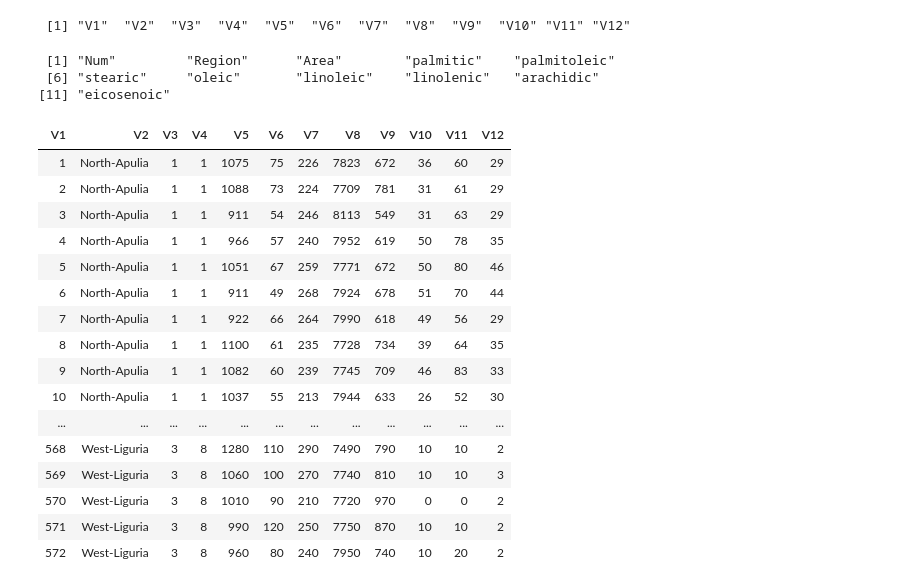
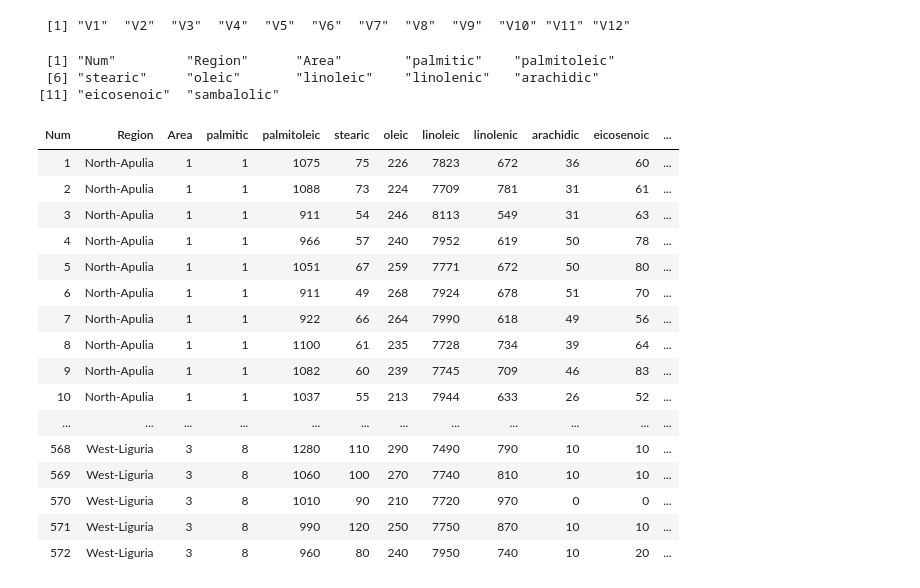
Before and after one commit to mldwr/dsbook_exercises, a Jupyter notebook: ex_38_data_import.ipynb, the cells around one changed output. Saved outputs shown, nothing was run; the diff lists cells and outputs as text; code cells hidden in the pictures.

```diff
--- a/ex_38_data_import.ipynb
+++ b/ex_38_data_import.ipynb
@@ -166,29 +166,33 @@ names(olive_dat)
 olive_header <- readLines(olive,1) %>% str_split(',') %>% .[[1]]
 # %%
 olive_header[1] = 'Num'
+# %%
+olive_header[length(olive_header)+1] = 'sambalolic'
 # %%
 olive_header
 # %% [output]
  [1] "Num"         "Region"      "Area"        "palmitic"    "palmitoleic"
  [6] "stearic"     "oleic"       "linoleic"    "linolenic"   "arachidic"
-[11] "eicosenoic"
+[11] "eicosenoic"  "sambalolic"
+# %%
+olive_dat <- setNames(olive_dat,olive_header)
 # %%
-olive_dat %>% filter(V1!='NA')
+olive_dat %>% filter(Num!='NA')
 # %% [output]
-| V1 | V2 | V3 | V4 | V5 | V6 | V7 | V8 | V9 | V10 | V11 | V12 |
-| 1 | North-Apulia | 1 | 1 | 1075 | 75 | 226 | 7823 | 672 | 36 | 60 | 29 |
-| 2 | North-Apulia | 1 | 1 | 1088 | 73 | 224 | 7709 | 781 | 31 | 61 | 29 |
-| 3 | North-Apulia | 1 | 1 | 911 | 54 | 246 | 8113 | 549 | 31 | 63 | 29 |
-| 4 | North-Apulia | 1 | 1 | 966 | 57 | 240 | 7952 | 619 | 50 | 78 | 35 |
-| 5 | North-Apulia | 1 | 1 | 1051 | 67 | 259 | 7771 | 672 | 50 | 80 | 46 |
-| 6 | North-Apulia | 1 | 1 | 911 | 49 | 268 | 7924 | 678 | 51 | 70 | 44 |
-| 7 | North-Apulia | 1 | 1 | 922 | 66 | 264 | 7990 | 618 | 49 | 56 | 29 |
-| 8 | North-Apulia | 1 | 1 | 1100 | 61 | 235 | 7728 | 734 | 39 | 64 | 35 |
-| 9 | North-Apulia | 1 | 1 | 1082 | 60 | 239 | 7745 | 709 | 46 | 83 | 33 |
-| 10 | North-Apulia | 1 | 1 | 1037 | 55 | 213 | 7944 | 633 | 26 | 52 | 30 |
+| Num | Region | Area | palmitic | palmitoleic | stearic | oleic | linoleic | linolenic | arachidic | eicosenoic | ... |
+| 1 | North-Apulia | 1 | 1 | 1075 | 75 | 226 | 7823 | 672 | 36 | 60 | ... |
+| 2 | North-Apulia | 1 | 1 | 1088 | 73 | 224 | 7709 | 781 | 31 | 61 | ... |
+| 3 | North-Apulia | 1 | 1 | 911 | 54 | 246 | 8113 | 549 | 31 | 63 | ... |
+| 4 | North-Apulia | 1 | 1 | 966 | 57 | 240 | 7952 | 619 | 50 | 78 | ... |
+| 5 | North-Apulia | 1 | 1 | 1051 | 67 | 259 | 7771 | 672 | 50 | 80 | ... |
+| 6 | North-Apulia | 1 | 1 | 911 | 49 | 268 | 7924 | 678 | 51 | 70 | ... |
+| 7 | North-Apulia | 1 | 1 | 922 | 66 | 264 | 7990 | 618 | 49 | 56 | ... |
+| 8 | North-Apulia | 1 | 1 | 1100 | 61 | 235 | 7728 | 734 | 39 | 64 | ... |
+| 9 | North-Apulia | 1 | 1 | 1082 | 60 | 239 | 7745 | 709 | 46 | 83 | ... |
+| 10 | North-Apulia | 1 | 1 | 1037 | 55 | 213 | 7944 | 633 | 26 | 52 | ... |
 | ... | ... | ... | ... | ... | ... | ... | ... | ... | ... | ... | ... |
-| 568 | West-Liguria | 3 | 8 | 1280 | 110 | 290 | 7490 | 790 | 10 | 10 | 2 |
-| 569 | West-Liguria | 3 | 8 | 1060 | 100 | 270 | 7740 | 810 | 10 | 10 | 3 |
-| 570 | West-Liguria | 3 | 8 | 1010 | 90 | 210 | 7720 | 970 | 0 | 0 | 2 |
-| 571 | West-Liguria | 3 | 8 | 990 | 120 | 250 | 7750 | 870 | 10 | 10 | 2 |
-| 572 | West-Liguria | 3 | 8 | 960 | 80 | 240 | 7950 | 740 | 10 | 20 | 2 |
+| 568 | West-Liguria | 3 | 8 | 1280 | 110 | 290 | 7490 | 790 | 10 | 10 | ... |
+| 569 | West-Liguria | 3 | 8 | 1060 | 100 | 270 | 7740 | 810 | 10 | 10 | ... |
+| 570 | West-Liguria | 3 | 8 | 1010 | 90 | 210 | 7720 | 970 | 0 | 0 | ... |
+| 571 | West-Liguria | 3 | 8 | 990 | 120 | 250 | 7750 | 870 | 10 | 10 | ... |
+| 572 | West-Liguria | 3 | 8 | 960 | 80 | 240 | 7950 | 740 | 10 | 20 | ... |
```
